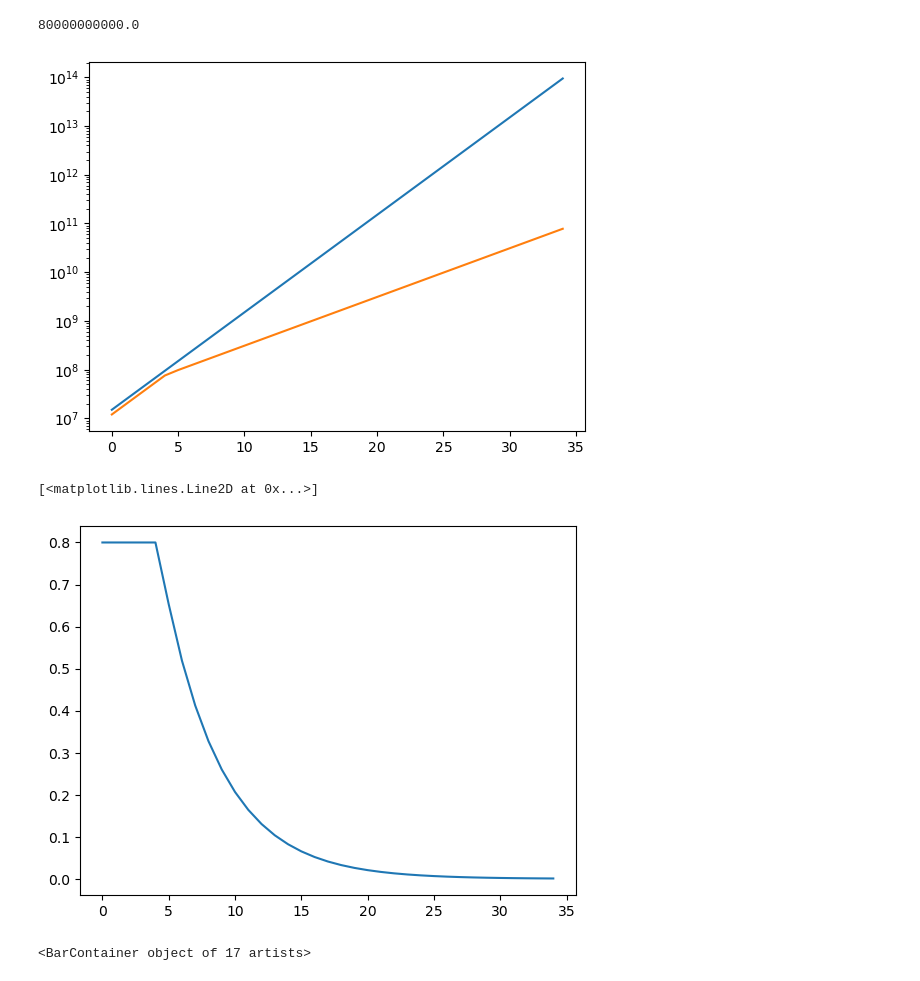
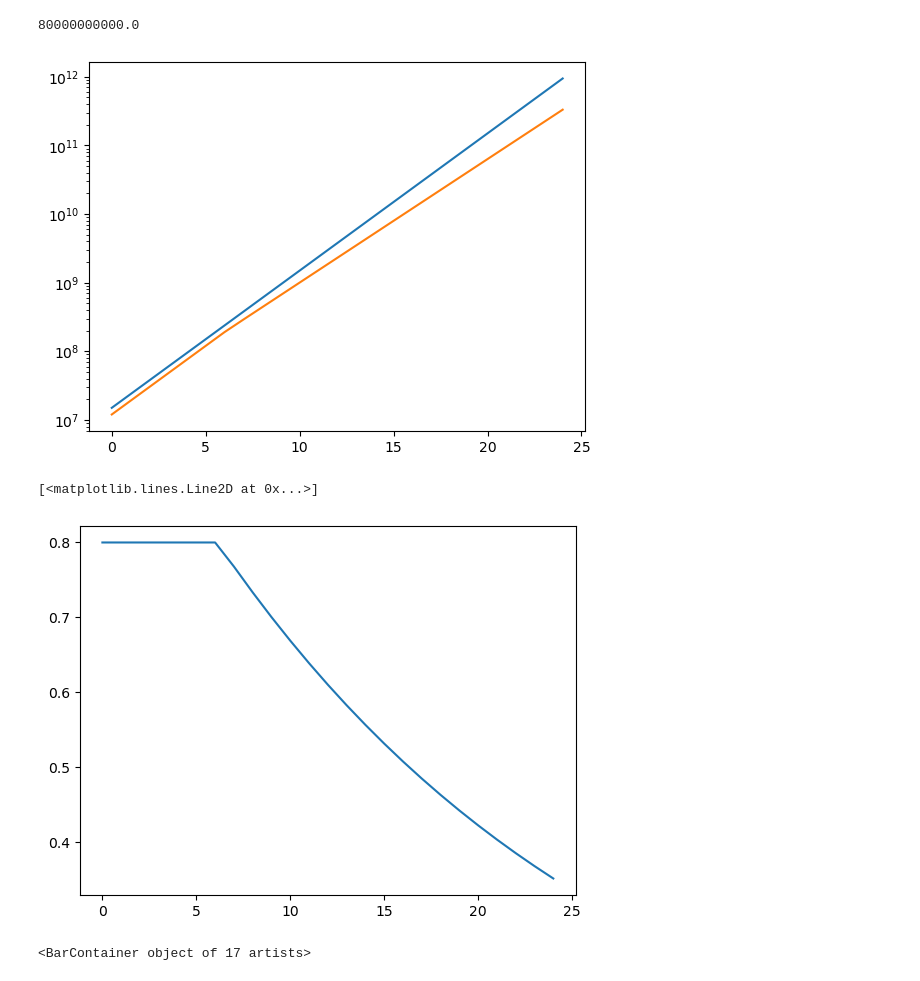
Before and after one commit to messier12/bullrun-strat-simulator, a Jupyter notebook: kelly_criterion.ipynb, the cells around one changed output. Cells and saved outputs as stored; diff of their text form; code cells hidden in the pictures.

```diff
--- a/kelly_criterion.ipynb
+++ b/kelly_criterion.ipynb
@@ -92,27 +100,28 @@ strategy_coward(broll,0)
 # %%
 import seaborn as sns
 import numpy as np
 import matplotlib.pyplot as plt
 porto = []
 exposed = []
 ratio_exposed = []
-for i in np.arange(6,13,0.2):
+strat_cow = strategy_coward_meta(0.8,2.5*10**8,0.9)
+for i in np.arange(6,11,0.2):
     porto_size = 15*10**i
     porto.append(porto_size)
-    exposed.append(strategy_coward(porto_size,porto_size))
+    exposed.append(strat_cow(porto_size,porto_size))
     ratio_exposed.append(exposed[-1]/porto_size)
     pass
 
 plt.plot(porto)
 plt.plot(exposed)
 plt.yscale('log')
 # %% [output]
-[figure, old version]
+[figure, new version]
 # %%
 plt.plot(ratio_exposed)
 # %% [output]
 [<matplotlib.lines.Line2D at 0x...>]
-[figure, old version]
+[figure, new version]
 # %%
 import matplotlib.pyplot as plt
 
```
Also changed, not shown: parts of 5 cells of this notebook.
